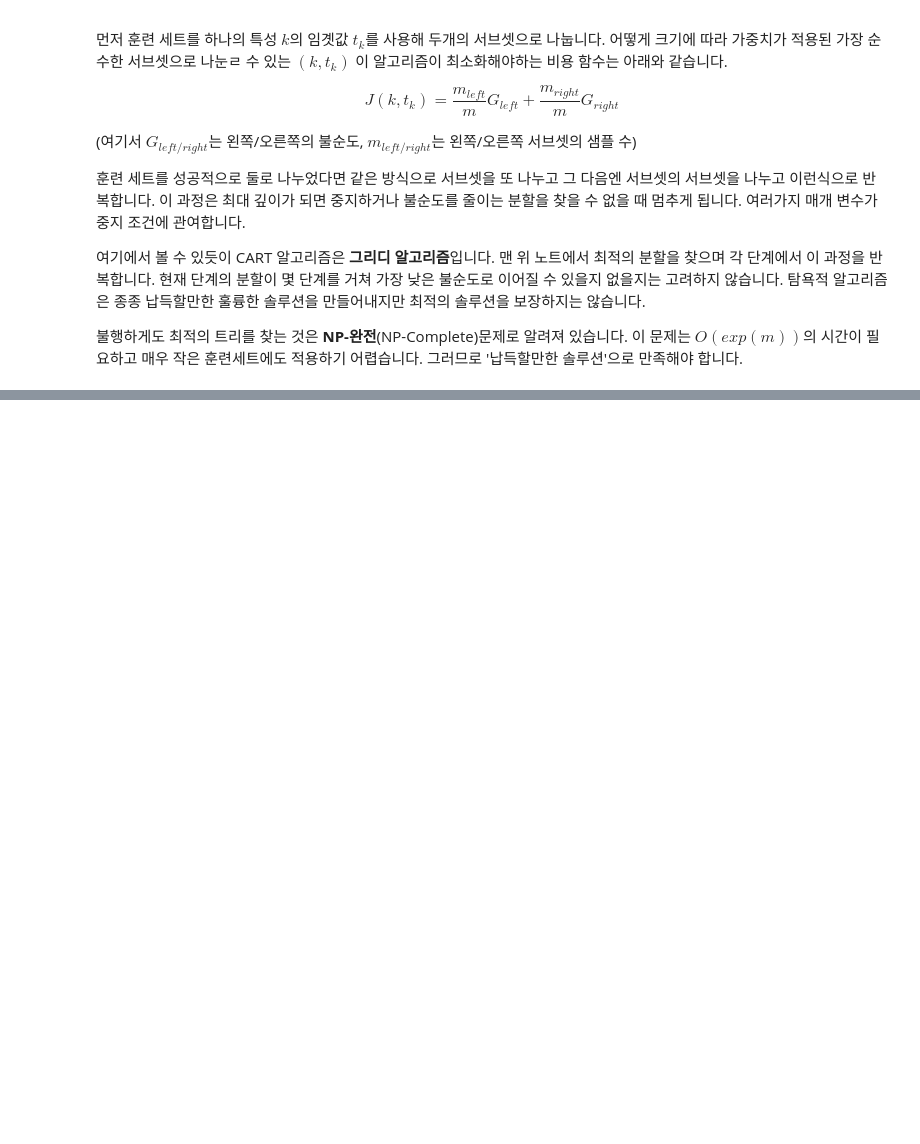
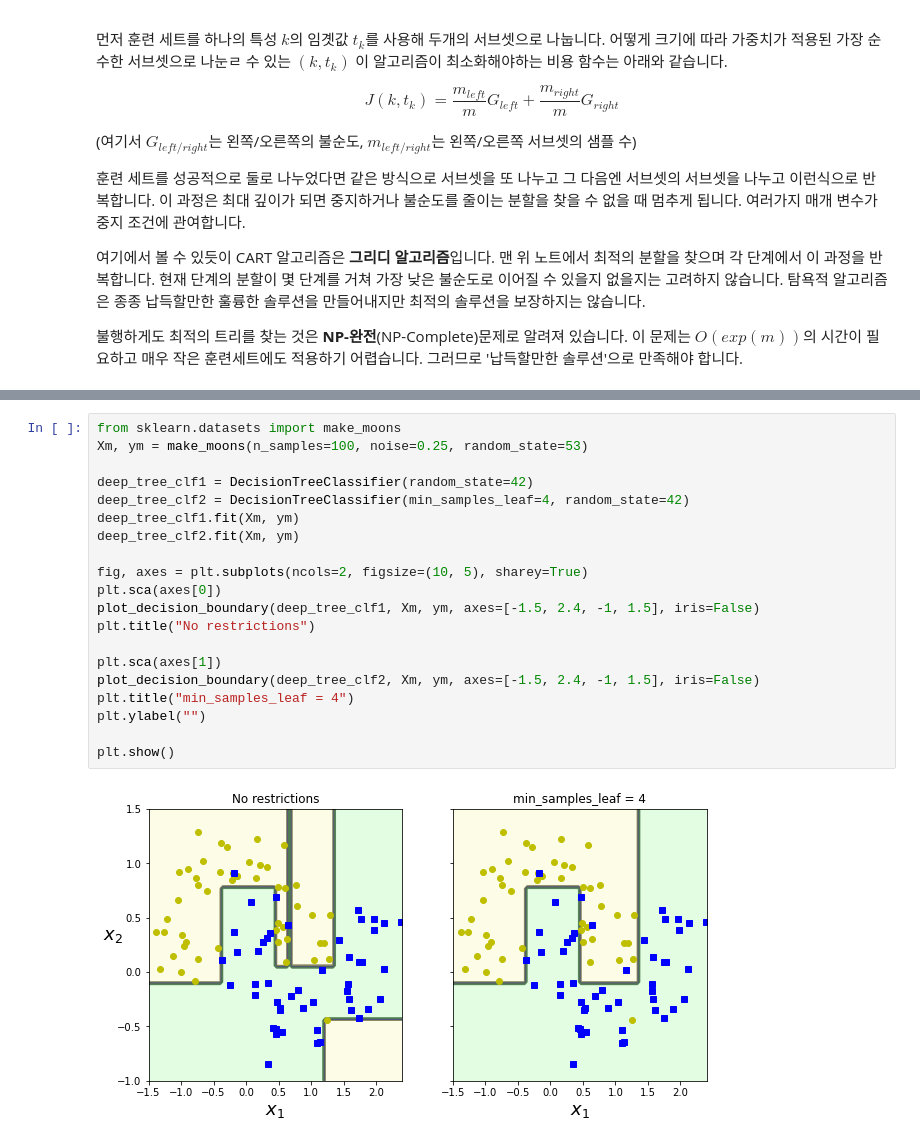
Before and after one commit to jiyeoon/TIL, a Jupyter notebook: Hands_On_Machine_Learning/ch6_결정트리.ipynb, the cells around one changed output, grey strips where cells are left out. Drawn from its saved outputs; the diff is of its cells as text; blank space fills up the shorter version.

```diff
--- a/Hands_On_Machine_Learning/ch6_결정트리.ipynb
+++ b/Hands_On_Machine_Learning/ch6_결정트리.ipynb
@@ -164,0 +201,22 @@ $$ J(k, t_k) = \frac{m_{left}}{m}G_{left} + \frac{m_{right}}{m}G_{right} $$
+# %%
+from sklearn.datasets import make_moons
+Xm, ym = make_moons(n_samples=100, noise=0.25, random_state=53)
+
+deep_tree_clf1 = DecisionTreeClassifier(random_state=42)
+deep_tree_clf2 = DecisionTreeClassifier(min_samples_leaf=4, random_state=42)
+deep_tree_clf1.fit(Xm, ym)
+deep_tree_clf2.fit(Xm, ym)
+
+fig, axes = plt.subplots(ncols=2, figsize=(10, 5), sharey=True)
+plt.sca(axes[0])
+plot_decision_boundary(deep_tree_clf1, Xm, ym, axes=[-1.5, 2.4, -1, 1.5], iris=False)
+plt.title("No restrictions")
+
+plt.sca(axes[1])
+plot_decision_boundary(deep_tree_clf2, Xm, ym, axes=[-1.5, 2.4, -1, 1.5], iris=False)
+plt.title("min_samples_leaf = 4")
+plt.ylabel("")
+
+plt.show()
+# %% [output]
+[figure, added]
```
Also changed, not shown: parts of 21 cells of this notebook, 2 other files.
